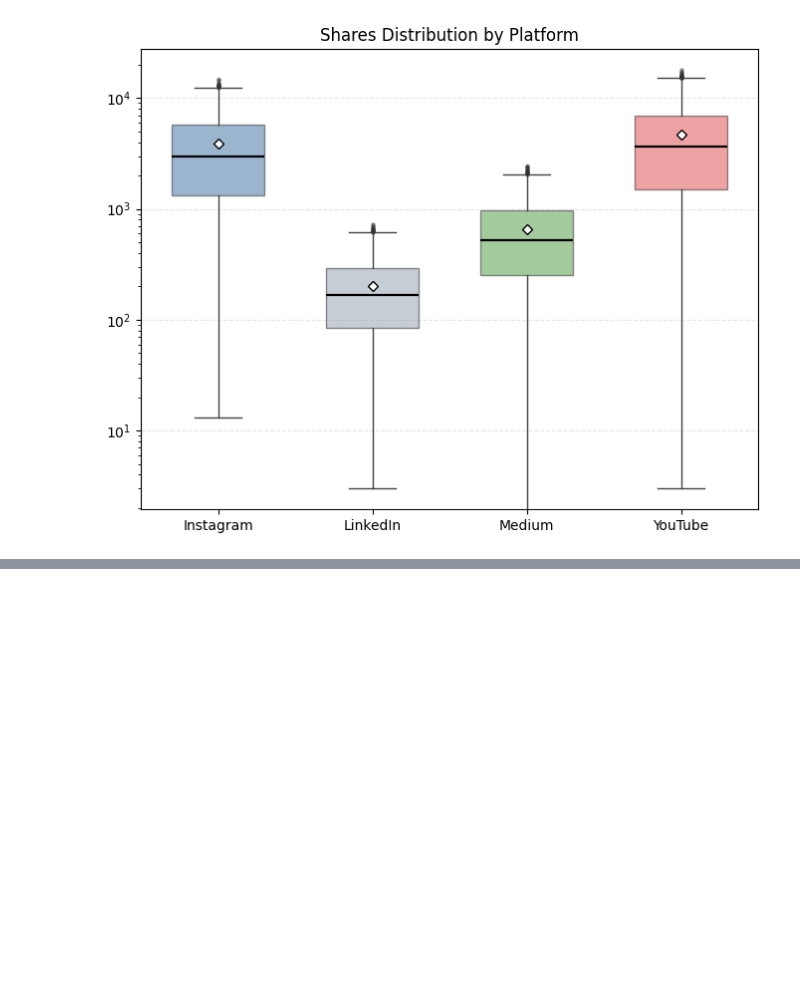
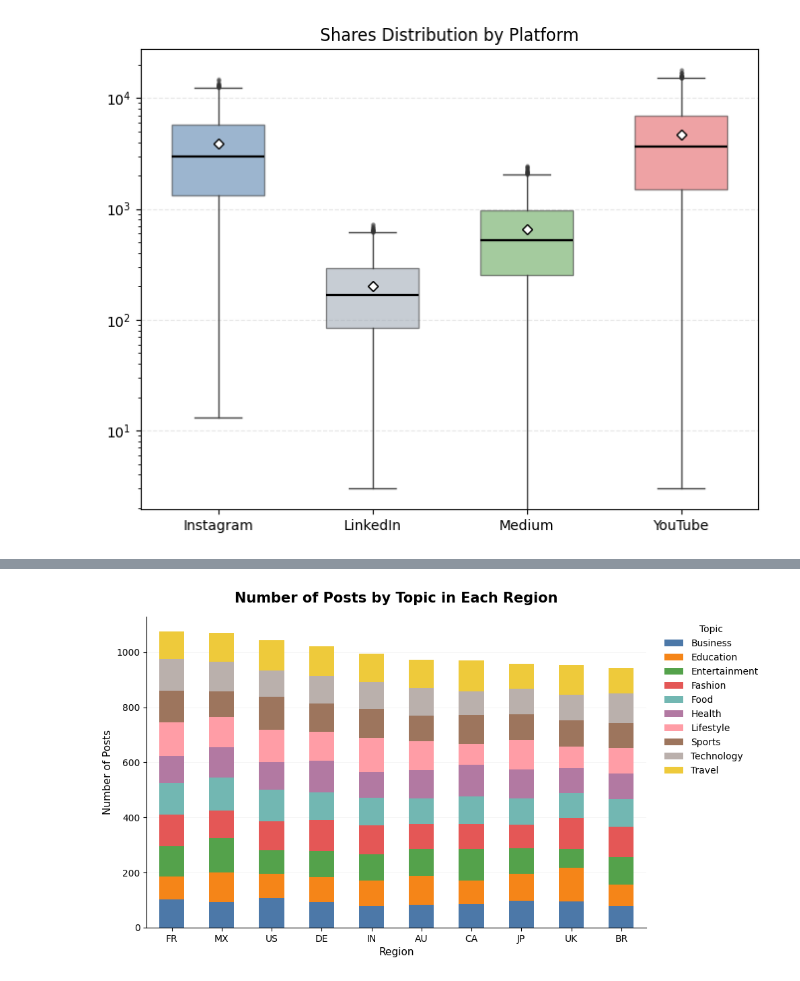
Before and after one commit to fathir1014/EDA-1-Social-Media-Performance, a Jupyter notebook: main.ipynb, the cells around one changed output, grey strips where cells are left out. Drawn from its saved outputs; the diff is of its cells as text; code cells hidden in the pictures; blank space fills up the shorter version.

```diff
--- a/main.ipynb
+++ b/main.ipynb
@@ -490,0 +656,3 @@ for metric in metrics:
+# %%
+region_topic_count = pd.crosstab(df['region'], df['topic'])
+region_topic_count
@@ -490,0 +672,56 @@ for metric in metrics:
+# %%
+# (opsional) urutkan region berdasarkan total post biar storytelling jelas
+region_topic_count = region_topic_count.loc[
+    region_topic_count.sum(axis=1).sort_values(ascending=False).index
+]
+
+# warna konsisten & nggak terlalu ramai
+colors = [
+    '#4C78A8', '#F58518', '#54A24B', '#E45756',
+    '#72B7B2', '#B279A2', '#FF9DA6', '#9D755D',
+    '#BAB0AC', '#EECA3B'
+]
+
+fig, ax = plt.subplots(figsize=(11,6))
+
+region_topic_count.plot(
+    kind='bar',
+    stacked=True,
+    color=colors[:region_topic_count.shape[1]],
+    edgecolor='none',
+    ax=ax
+)
+
+# ---- Title & Labels
+ax.set_title('Number of Posts by Topic in Each Region', fontsize=15, weight='bold', pad=15)
+ax.set_xlabel('Region', fontsize=11)
+ax.set_ylabel('Number of Posts', fontsize=11)
+
+# ---- Grid halus (bantu baca jumlah tanpa ganggu visual)
+ax.grid(axis='y', linestyle='-', linewidth=0.6, alpha=0.15)
+ax.set_axisbelow(True)
+
+# ---- Hilangkan frame kanan & atas (biar modern)
+ax.spines['top'].set_visible(False)
+ax.spines['right'].set_visible(False)
+
+# ---- Rotasi label region biar lega
+ax.set_xticklabels(ax.get_xticklabels(), rotation=0)
+
+# ---- Legend dipindah ke kanan & dibuat compact
+ax.legend(
+    title='Topic',
+    bbox_to_anchor=(1.02, 1),
+    loc='upper left',
+    frameon=False
+)
+
+# ---- Tambah margin supaya legend nggak kepotong
+plt.subplots_adjust(right=0.80)
+
+folder = 'img'
+os.makedirs(folder, exist_ok=True)
+filepath = os.path.join(folder, 'Number of Posts by Topic in Each Region.png')
+plt.savefig(filepath, dpi=600, bbox_inches='tight', facecolor='white')
+# %% [output]
+[figure, added]
```
Also changed, not shown: parts of 9 cells of this notebook, 3 other files.
